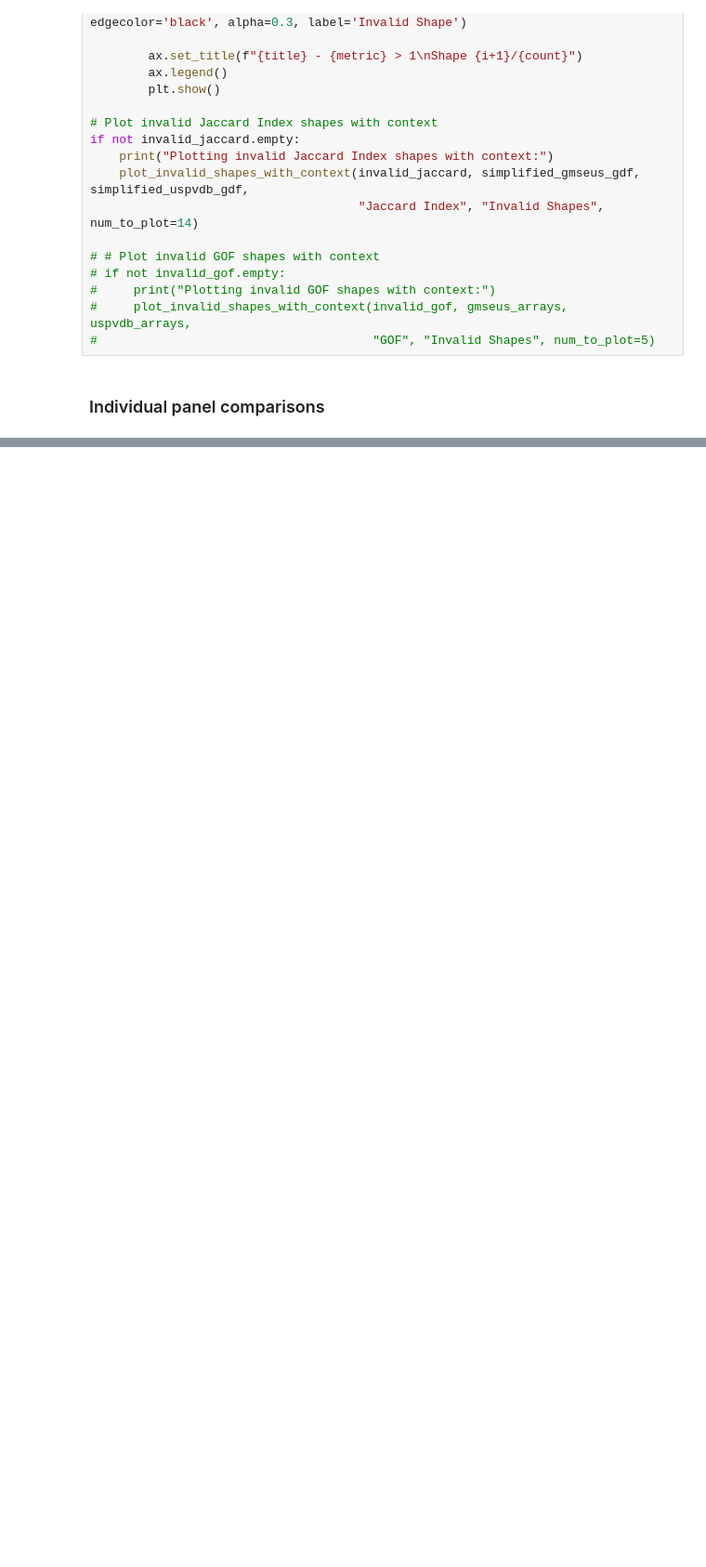
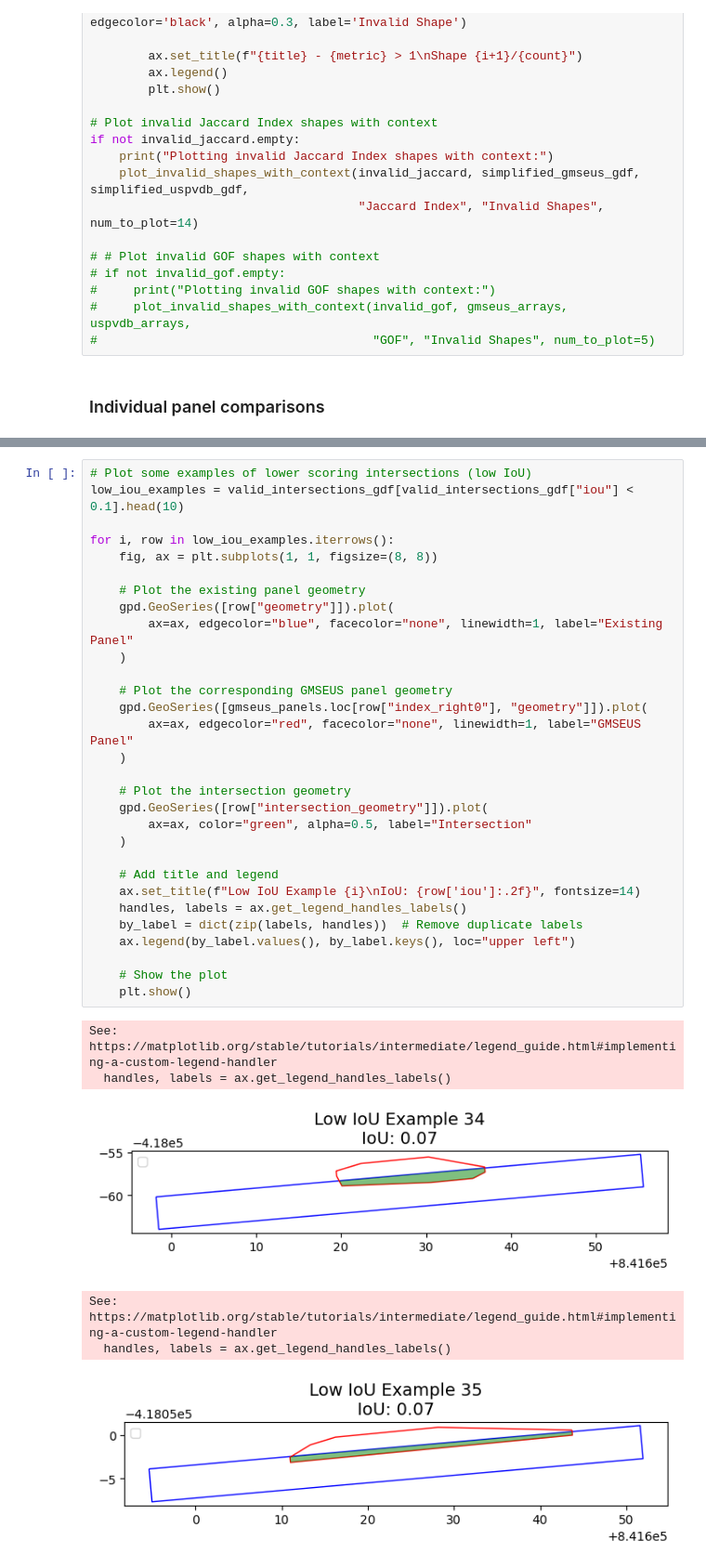
Before and after one commit to stidjaco/GMSEUS, a Jupyter notebook: script9_spatialValidation.ipynb, the cells around one changed output, grey strips where cells are left out. Shown at 93% size. Saved outputs shown, nothing was run; the diff lists cells and outputs as text; blank space fills up the shorter version.

```diff
--- a/script9_spatialValidation.ipynb
+++ b/script9_spatialValidation.ipynb
@@ -860,0 +1187,37 @@ if not invalid_jaccard.empty:
+# %%
+# Plot some examples of lower scoring intersections (low IoU)
+low_iou_examples = valid_intersections_gdf[valid_intersections_gdf["iou"] < 0.1].head(10)
+
+for i, row in low_iou_examples.iterrows():
+    fig, ax = plt.subplots(1, 1, figsize=(8, 8))
+
+    # Plot the existing panel geometry
+    gpd.GeoSeries([row["geometry"]]).plot(
+        ax=ax, edgecolor="blue", facecolor="none", linewidth=1, label="Existing Panel"
+    )
+
+    # Plot the corresponding GMSEUS panel geometry
+    gpd.GeoSeries([gmseus_panels.loc[row["index_right0"], "geometry"]]).plot(
+        ax=ax, edgecolor="red", facecolor="none", linewidth=1, label="GMSEUS Panel"
+    )
+
+    # Plot the intersection geometry
+    gpd.GeoSeries([row["intersection_geometry"]]).plot(
+        ax=ax, color="green", alpha=0.5, label="Intersection"
+    )
+
+    # Add title and legend
+    ax.set_title(f"Low IoU Example {i}\nIoU: {row['iou']:.2f}", fontsize=14)
+    handles, labels = ax.get_legend_handles_labels()
+    by_label = dict(zip(labels, handles))  # Remove duplicate labels
+    ax.legend(by_label.values(), by_label.keys(), loc="upper left")
+
+    # Show the plot
+    plt.show()
+# %% [output]
+See: https://matplotlib.org/stable/tutorials/intermediate/legend_guide.html#implementing-a-custom-legend-handler
+  handles, labels = ax.get_legend_handles_labels()
+[figure, added]
+See: https://matplotlib.org/stable/tutorials/intermediate/legend_guide.html#implementing-a-custom-legend-handler
+  handles, labels = ax.get_legend_handles_labels()
+[figure, added]
```
Also changed, not shown: parts of 11 cells of this notebook.
